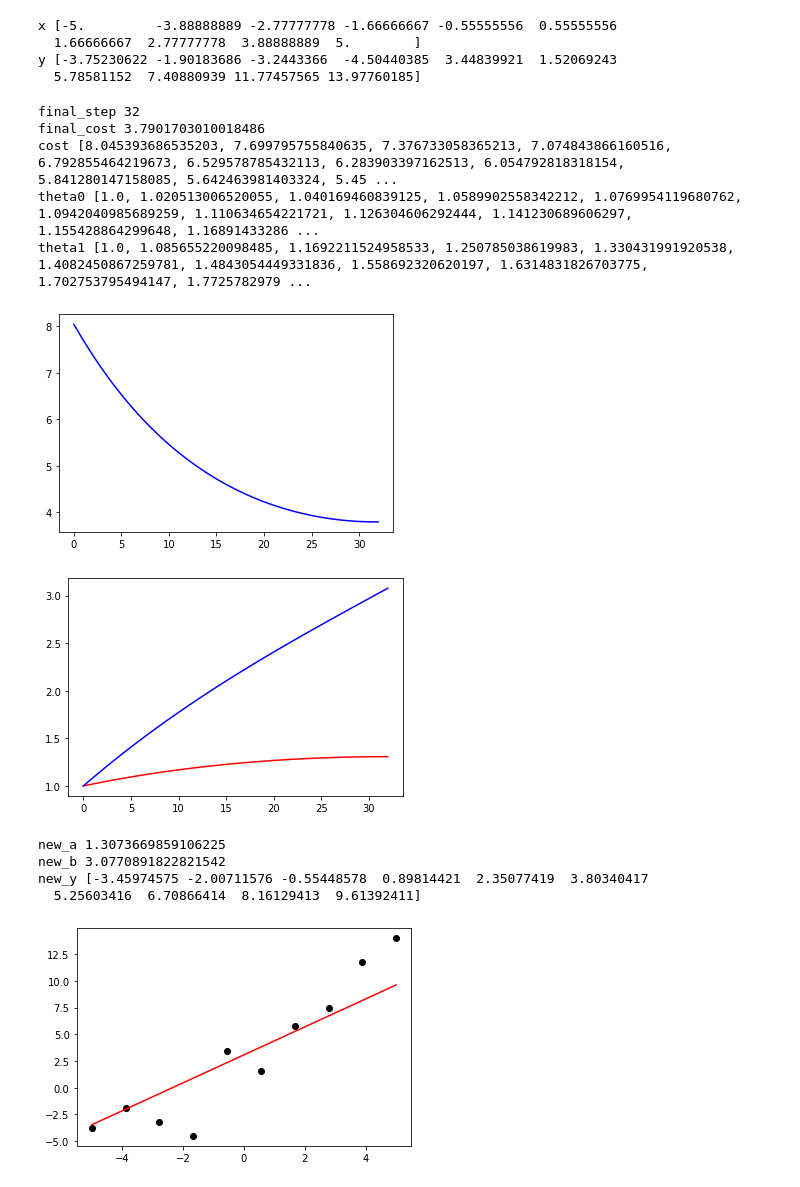
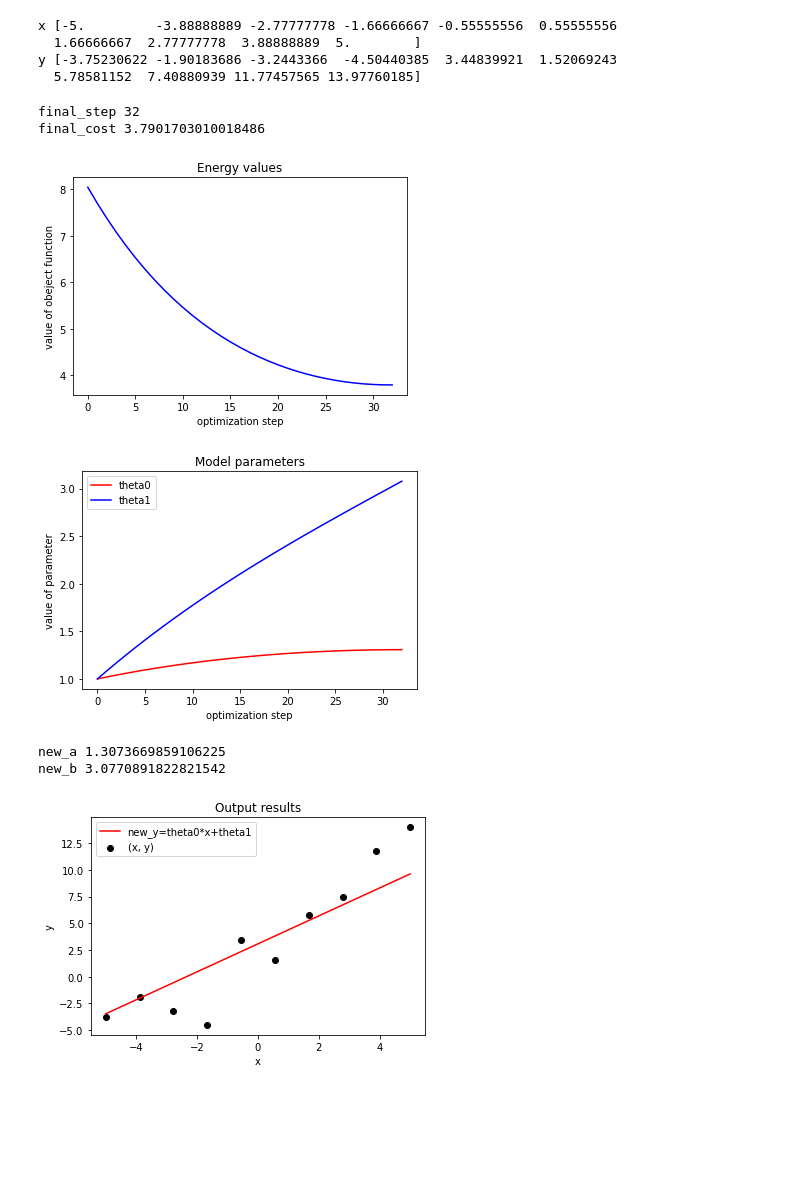
Before and after one commit to SuhyeonHa/MatrixComputation, a Jupyter notebook: Assignment02.ipynb, the cells around one changed output. Saved outputs shown, nothing was run; the diff lists cells and outputs as text; code cells hidden in the pictures; blank space fills up the shorter version.

```diff
--- a/Assignment02.ipynb
+++ b/Assignment02.ipynb
@@ -108,7 +141,7 @@ lr = 0.01 # learning_rate
 cost_list = []
 theta0_list = []
 theta1_list = []
-for i in range(itr):
+for i in range(itr): # gradient descent
   # print(f'iter {i}')
   # print(f'theta0 {theta0}')
   # print(f'theta1 {theta1}')
@@ -125,7 +158,7 @@ for i in range(itr):
   # print(f'temp1 {temp1}')
   cost_next = ObjFnc(x, y, temp0, temp1, m)
   # print(f'loss_next {cost_next}')
-  if(cost_prev < cost_next):
+  if(cost_prev < cost_next): # repeat until convergence
     break
   else:
     theta0 = temp0
@@ -134,41 +167,47 @@ for i in range(itr):
 final_step = i
 print(f'final_step {final_step}')
 print(f'final_cost {cost_prev}')
-print(f'cost {cost_list}')
-print(f'theta0 {theta0_list}')
-print(f'theta1 {theta1_list}')
+#print(f'cost {cost_list}')
+#print(f'theta0 {theta0_list}')
+#print(f'theta1 {theta1_list}')
 # %% [output]
 final_step 32
 final_cost 3.7901703010018486
-cost [8.045393686535203, 7.699795755840635, 7.376733058365213, 7.074843866160516, 6.792855464219673, 6.529578785432113, 6.283903397162513, 6.054792818318154, 5.841280147158085, 5.642463981403324, 5.45 ...
-theta0 [1.0, 1.020513006520055, 1.040169460839125, 1.0589902558342212, 1.0769954119680762, 1.0942040985689259, 1.110634654221721, 1.126304606292444, 1.141230689606297, 1.155428864299648, 1.16891433286 ...
-theta1 [1.0, 1.085655220098485, 1.1692211524958533, 1.250785038619983, 1.330431991920538, 1.4082450867259781, 1.4843054449331836, 1.558692320620197, 1.6314831826703775, 1.702753795494147, 1.7725782979 ...
 # %%
 plt.plot(range(final_step+1), cost_list, c='b')
+plt.xlabel('optimization step')
+plt.ylabel('value of obeject function')
+plt.title('Energy values')
 plt.show()
 # %% [output]
-[figure, old version]
+[figure, new version]
 # %%
 plt.plot(range(final_step+1), theta0_list, c='r')
 plt.plot(range(final_step+1), theta1_list, c='b')
+plt.xlabel('optimization step')
+plt.ylabel('value of parameter')
+plt.title('Model parameters')
+plt.legend(['theta0', 'theta1'])
 plt.show()
 # %% [output]
-[figure, old version]
+[figure, new version]
 # %%
 new_a = theta0
 new_b = theta1
 print(f'new_a {new_a}')
 print(f'new_b {new_b}')
 new_y = theta0*x + theta1
-print(f'new_y {new_y}')
+# print(f'new_y {new_y}')
 # %% [output]
 new_a 1.3073669859106225
 new_b 3.0770891822821542
-new_y [-3.45974575 -2.00711576 -0.55448578  0.89814421  2.35077419  3.80340417
-  5.25603416  6.70866414  8.16129413  9.61392411]
 # %%
 plt.plot(x, new_y, c='r')
 plt.scatter(x, y, c='k')
+plt.xlabel('x')
+plt.ylabel('y')
+plt.title('Output results')
+plt.legend(['new_y=theta0*x+theta1', '(x, y)'])
 plt.show()
 # %% [output]
-[figure, old version]
+[figure, new version]
```
Also changed, not shown: parts of 4 cells of this notebook.
